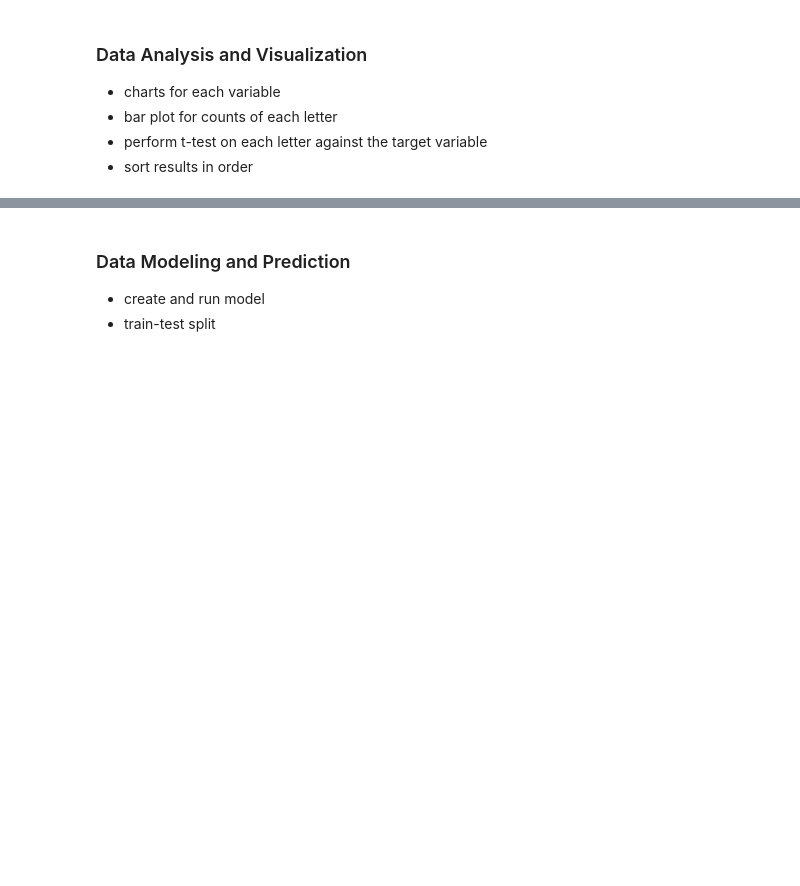
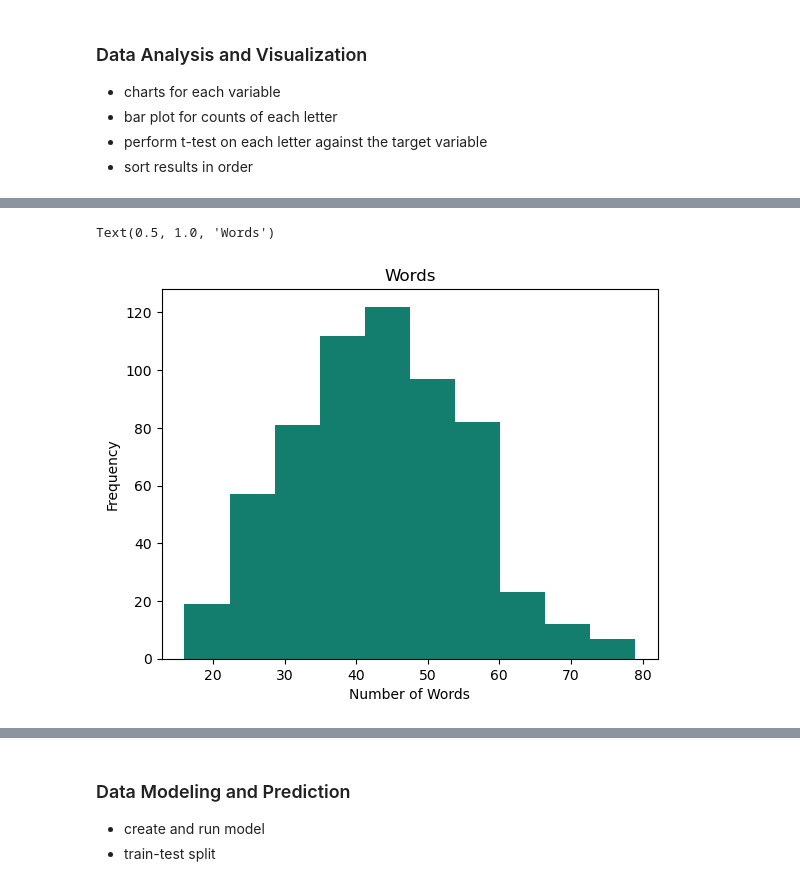
Before and after one commit to MSOE-oskar/CSC2621-termproj, a Jupyter notebook: TermProj.ipynb, the cells around one changed output, grey strips where cells are left out. Drawn from its saved outputs; the diff is of its cells as text; code cells hidden in the pictures; blank space fills up the shorter version.

```diff
--- a/TermProj.ipynb
+++ b/TermProj.ipynb
@@ -103,0 +148,8 @@ memory usage: 2.8 MB
+# %%
+plt.hist(df['Words'], color = color1)
+plt.xlabel('Number of Words')
+plt.ylabel('Frequency')
+plt.title('Words')
+# %% [output]
+Text(0.5, 1.0, 'Words')
+[figure, added]
```
Also changed, not shown: parts of 23 cells of this notebook, 1 other file.
